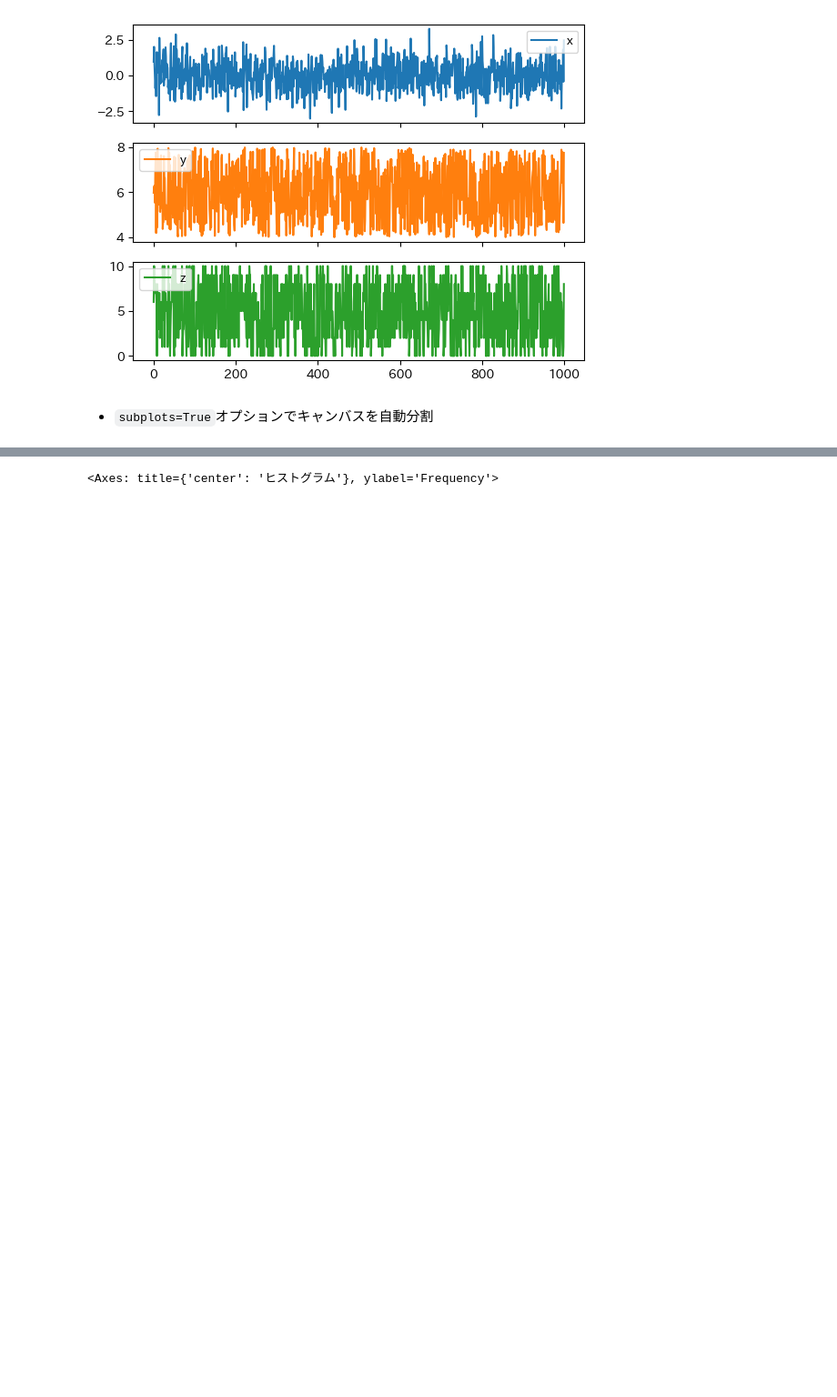
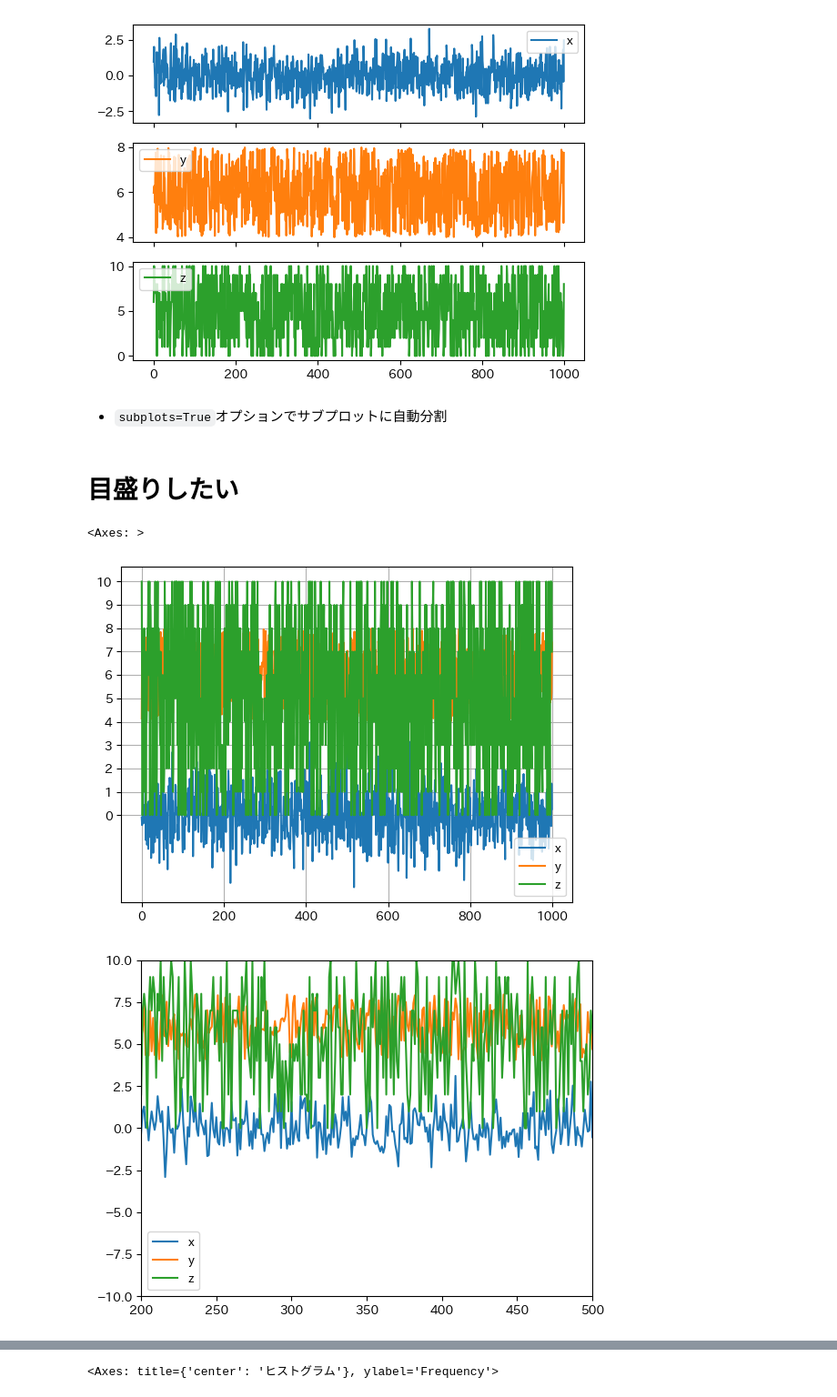
Before and after one commit to shotakaha/kumaroot, a Jupyter notebook: mystmd/matplotlib.ipynb, the cells around one changed output, grey strips where cells are left out. Shown: that part at 91% size. Cells and saved outputs as stored; diff of their text form; code cells hidden in the pictures; blank space fills up the shorter version.

```diff
--- a/mystmd/matplotlib.ipynb
+++ b/mystmd/matplotlib.ipynb
@@ -58,4 +60,13 @@ data.plot(subplots=True)
 array([<Axes: >, <Axes: >, <Axes: >], dtype=object)
 [figure]
 # %% [markdown]
-- ``subplots=True``オプションでキャンバスを自動分割
+- ``subplots=True``オプションでサブプロットに自動分割
+# %% [markdown]
+# 目盛りしたい
+# %%
+data.plot(grid=True, yticks=[0,1,2,3,4,5,6,7,8,9,10])
+data.plot(xlim=(200, 500), ylim=(-10,10))
+# %% [output]
+<Axes: >
+[figure, added]
+[figure, added]
```
Also changed, not shown: parts of 7 cells of this notebook, 1 other file.
